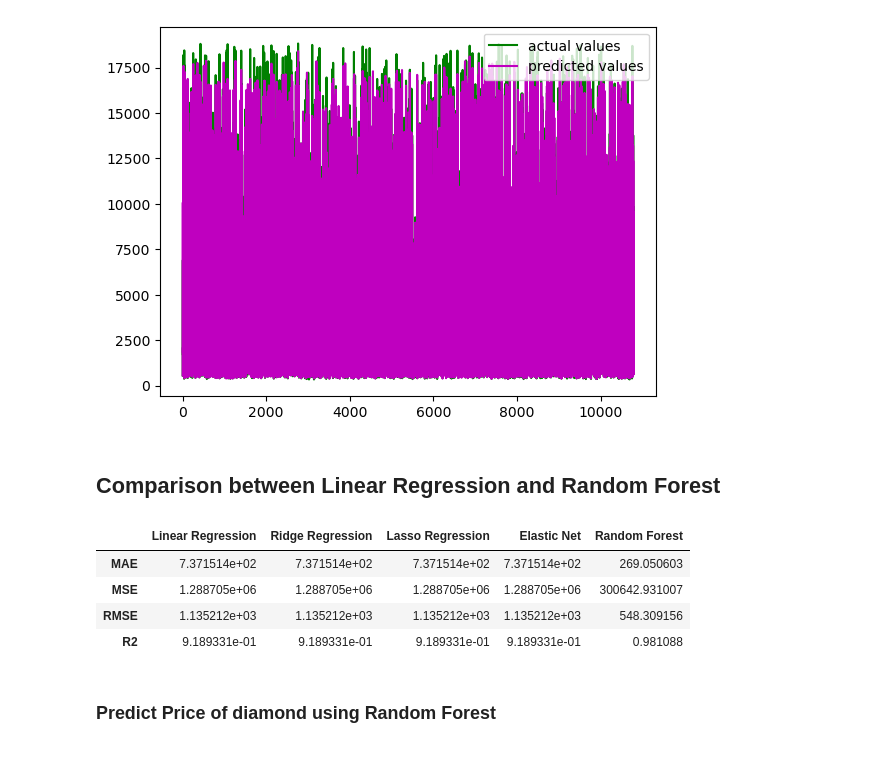
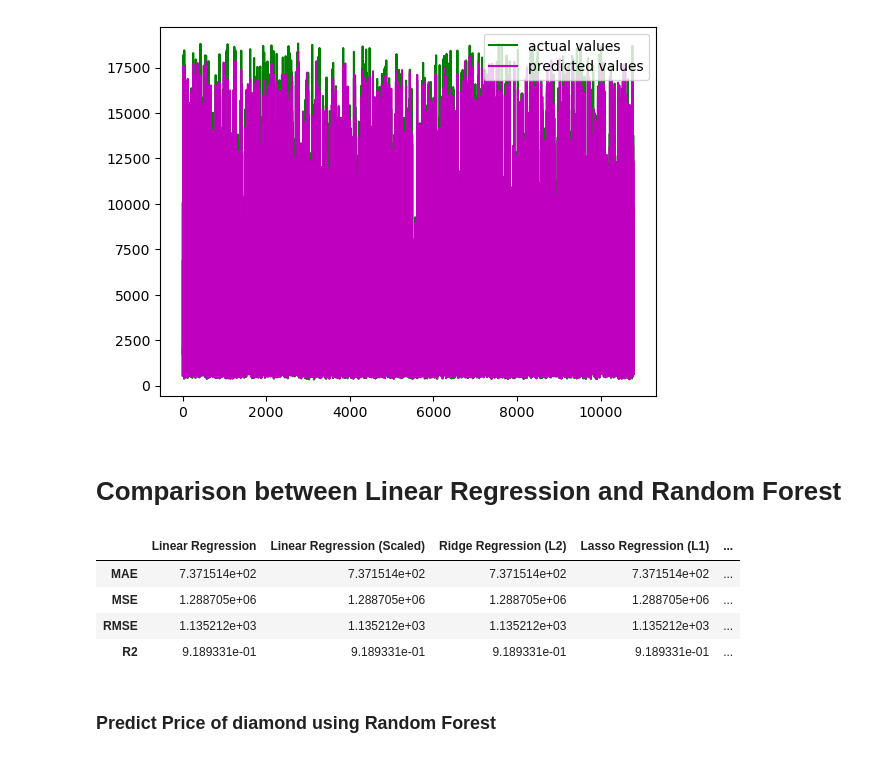
Before and after one commit to mch3pg4/60006CEM-MLTasks, a Jupyter notebook: Task1-Regression/MLTask1Regression.ipynb, the cells around one changed output. Saved outputs shown, nothing was run; the diff lists cells and outputs as text; code cells hidden in the pictures.

```diff
--- a/Task1-Regression/MLTask1Regression.ipynb
+++ b/Task1-Regression/MLTask1Regression.ipynb
@@ -241,14 +255,14 @@ model.fit(X_train_scaled, y_train)
 y_pred = model.predict(X_test_scaled)
 # %%
 # Model Evaluation mse, rmse, r2, mae
-mse = mean_squared_error(y_test, y_pred)
-rmse = np.sqrt(mse)
-r2 = r2_score(y_test, y_pred)
-mae = mean_absolute_error(y_test, y_pred)
+mse_scaled = mean_squared_error(y_test, y_pred)
+rmse_scaled = np.sqrt(mse)
+r2_scaled = r2_score(y_test, y_pred)
+mae_scaled = mean_absolute_error(y_test, y_pred)
 
-print(f'Mean Squared Error: {mse}')
-print(f'Root Mean Squared Error: {rmse}')
-print(f'R2 Score: {r2}')
-print(f'Mean Absolute Error: {mae}')
+print(f'Mean Squared Error: {mse_scaled}')
+print(f'Root Mean Squared Error: {rmse_scaled}')
+print(f'R2 Score: {r2_scaled}')
+print(f'Mean Absolute Error: {mae_scaled}')
 # %% [output]
 Mean Squared Error: 1288705.477851674
@@ -384,15 +424,21 @@ Predicted Price: 1945.9599446886086
 # %% [markdown]
 ### Do L1+L2 Regularization
 # %%
-# Define the parameter grid
-param_grid = {'alpha': [0.1, 1, 10, 100], 'l1_ratio': [0.1, 0.5, 0.7, 0.9]}
-np.space(-6, 6, 13)
+# Define the parameter grid using linspace for alpha and l1_ratio
+param_grid = {
+    'alpha': np.linspace(0.1, 100, 13),  # 13 values between 0.1 and 100
+    'l1_ratio': np.linspace(0.1, 0.9, 9)  # 9 values between 0.1 and 0.9
+}
+
 # Elastic Net Regularization
 elastic_net = ElasticNet()
 # Perform Grid Search
 grid_search_en = GridSearchCV(elastic_net, param_grid, cv=5, scoring='neg_mean_squared_error')
-grid_search_en.fit(X_train, y_train)
+grid_search_en.fit(X_train_scaled, y_train)
 
 # Get the best parameters and model
 best_params_en = grid_search_en.best_params_
 best_model_en = grid_search_en.best_estimator_
+
+best_params_en
+best_model_en
@@ -473,23 +532,24 @@ plt.show()
 # %% [output]
 [figure]
 # %% [markdown]
-## Comparison between Linear Regression and Random Forest
+# Comparison between Linear Regression and Random Forest
 # %%
 # show a table of mae, mse, rmse, r2 of linear regression and random forest
 results = pd.DataFrame({
     'Linear Regression': [mae, mse, rmse, r2],
-    'Ridge Regression': [mae_l2, mse_l2, rmse_l2, r2_l2],
-    'Lasso Regression': [mae_l1, mse_l1, rmse_l1, r2_l1],
-    'Elastic Net': [mae_l1l2, mse_l1l2, rmse_l1l2, r2_l1l2],
+    'Linear Regression (Scaled)': [mae_scaled, mse_scaled, rmse_scaled, r2_scaled],
+    'Ridge Regression (L2)': [mae_l2, mse_l2, rmse_l2, r2_l2],
+    'Lasso Regression (L1)': [mae_l1, mse_l1, rmse_l1, r2_l1],
+    'Elastic Net (L1L2)': [mae_l1l2, mse_l1l2, rmse_l1l2, r2_l1l2],
     'Random Forest': [mae_rf, mse_rf, rmse_rf, r2_rf]
 }, index=['MAE', 'MSE', 'RMSE', 'R2'])
 results
 # %% [output]
-|  | Linear Regression | Ridge Regression | Lasso Regression | Elastic Net | Random Forest |
-| MAE | 7.371514e+02 | 7.371514e+02 | 7.371514e+02 | 7.371514e+02 | 269.050603 |
-| MSE | 1.288705e+06 | 1.288705e+06 | 1.288705e+06 | 1.288705e+06 | 300642.931007 |
-| RMSE | 1.135212e+03 | 1.135212e+03 | 1.135212e+03 | 1.135212e+03 | 548.309156 |
-| R2 | 9.189331e-01 | 9.189331e-01 | 9.189331e-01 | 9.189331e-01 | 0.981088 |
+|  | Linear Regression | Linear Regression (Scaled) | Ridge Regression (L2) | Lasso Regression (L1) | ... |
+| MAE | 7.371514e+02 | 7.371514e+02 | 7.371514e+02 | 7.371514e+02 | ... |
+| MSE | 1.288705e+06 | 1.288705e+06 | 1.288705e+06 | 1.288705e+06 | ... |
+| RMSE | 1.135212e+03 | 1.135212e+03 | 1.135212e+03 | 1.135212e+03 | ... |
+| R2 | 9.189331e-01 | 9.189331e-01 | 9.189331e-01 | 9.189331e-01 | ... |
 # %% [markdown]
 ### Predict Price of diamond using Random Forest
 # %%
```
Also changed, not shown: parts of 33 cells of this notebook.
